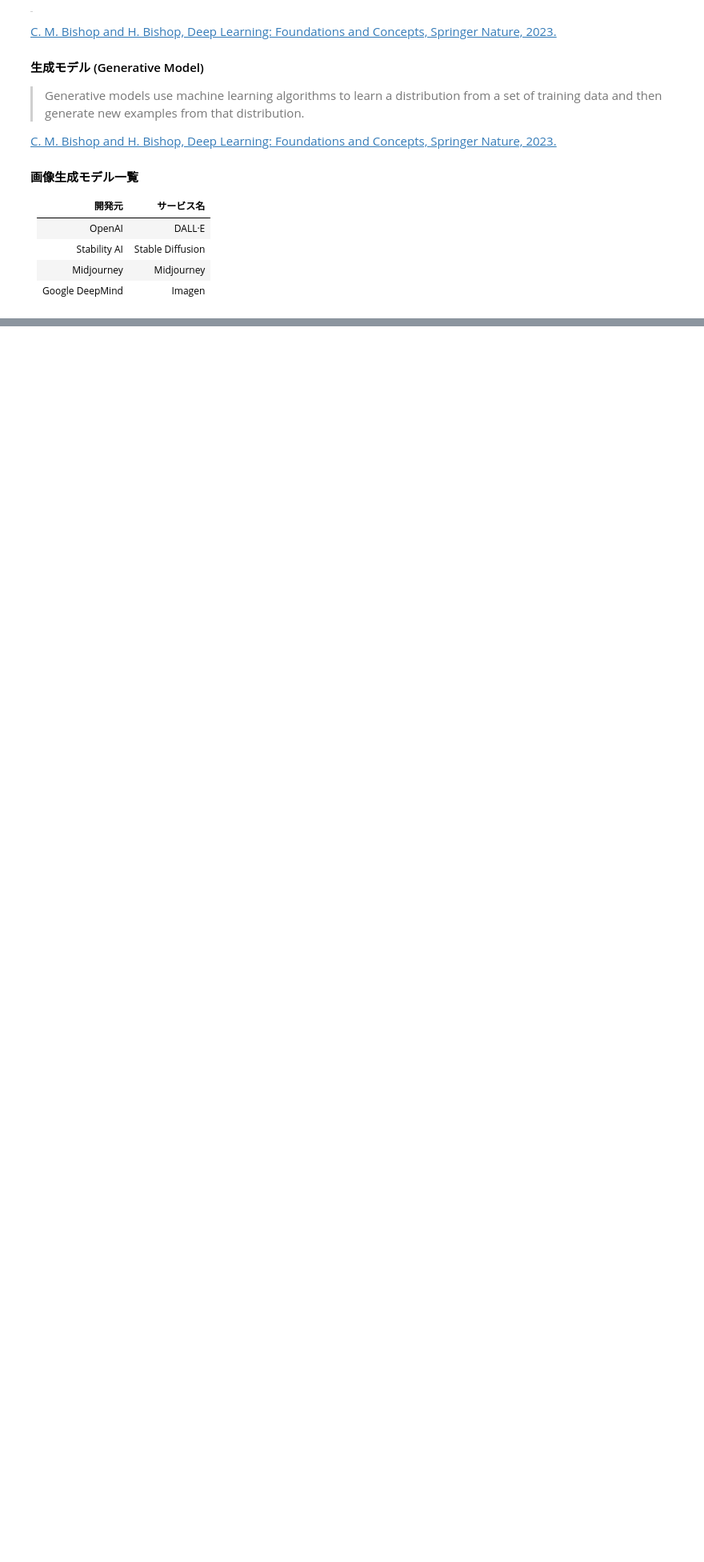
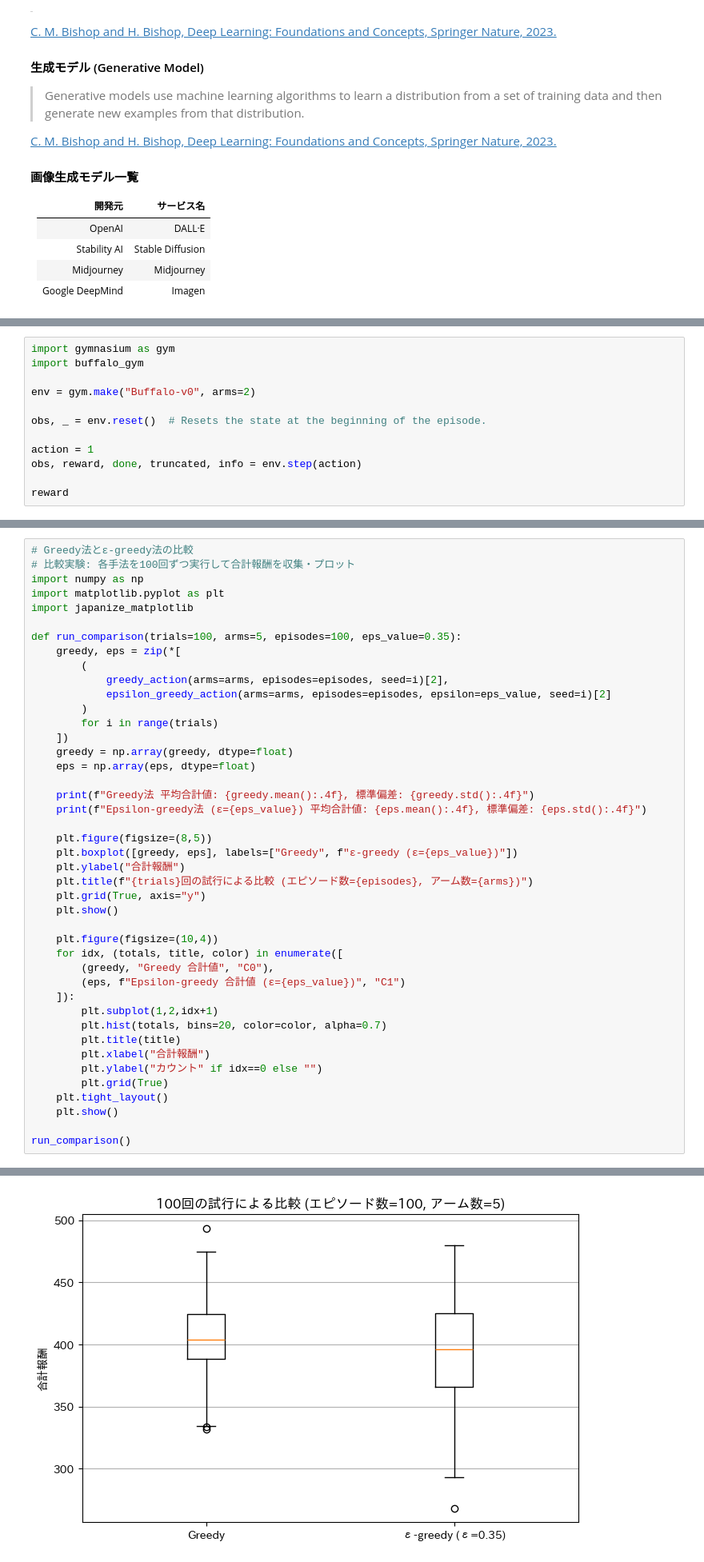
Before and after one commit to OrlyIdeate/deep-learning, a Jupyter notebook: 22050002_uenojin_exercises_2nd_semester.ipynb, the cells around one changed output, grey strips where cells are left out. Shown at 80% size. Drawn from its saved outputs; the diff is of its cells as text; blank space fills up the shorter version.

```diff
--- a/22050002_uenojin_exercises_2nd_semester.ipynb
+++ b/22050002_uenojin_exercises_2nd_semester.ipynb
@@ -697,0 +711,12 @@ E. Alpaydin, Introduction to Machine Learning, 3rd ed., MIT Press, Cambridge, MA
+# %%
+import gymnasium as gym
+import buffalo_gym
+
+env = gym.make("Buffalo-v0", arms=2)
+
+obs, _ = env.reset()  # Resets the state at the beginning of the episode.
+
+action = 1
+obs, reward, done, truncated, info = env.step(action)
+
+reward
@@ -697,0 +853,44 @@ E. Alpaydin, Introduction to Machine Learning, 3rd ed., MIT Press, Cambridge, MA
+# %%
+# Greedy法とε-greedy法の比較
+# 比較実験: 各手法を100回ずつ実行して合計報酬を収集・プロット
+import numpy as np
+import matplotlib.pyplot as plt
+import japanize_matplotlib
+
+def run_comparison(trials=100, arms=5, episodes=100, eps_value=0.35):
+    greedy, eps = zip(*[
+        (
+            greedy_action(arms=arms, episodes=episodes, seed=i)[2],
+            epsilon_greedy_action(arms=arms, episodes=episodes, epsilon=eps_value, seed=i)[2]
+        )
+        for i in range(trials)
+    ])
+    greedy = np.array(greedy, dtype=float)
+    eps = np.array(eps, dtype=float)
+
+    print(f"Greedy法 平均合計値: {greedy.mean():.4f}, 標準偏差: {greedy.std():.4f}")
+    print(f"Epsilon-greedy法 (ε={eps_value}) 平均合計値: {eps.mean():.4f}, 標準偏差: {eps.std():.4f}")
+
+    plt.figure(figsize=(8,5))
+    plt.boxplot([greedy, eps], labels=["Greedy", f"ε-greedy (ε={eps_value})"])
+    plt.ylabel("合計報酬")
+    plt.title(f"{trials}回の試行による比較 (エピソード数={episodes}, アーム数={arms})")
+    plt.grid(True, axis="y")
+    plt.show()
+
+    plt.figure(figsize=(10,4))
+    for idx, (totals, title, color) in enumerate([
+        (greedy, "Greedy 合計値", "C0"),
+        (eps, f"Epsilon-greedy 合計値 (ε={eps_value})", "C1")
+    ]):
+        plt.subplot(1,2,idx+1)
+        plt.hist(totals, bins=20, color=color, alpha=0.7)
+        plt.title(title)
+        plt.xlabel("合計報酬")
+        plt.ylabel("カウント" if idx==0 else "")
+        plt.grid(True)
+    plt.tight_layout()
+    plt.show()
+
+run_comparison()
+# %% [output]
@@ -697,0 +899 @@ E. Alpaydin, Introduction to Machine Learning, 3rd ed., MIT Press, Cambridge, MA
+[figure, added]
```
Also changed, not shown: parts of 22 cells of this notebook.
